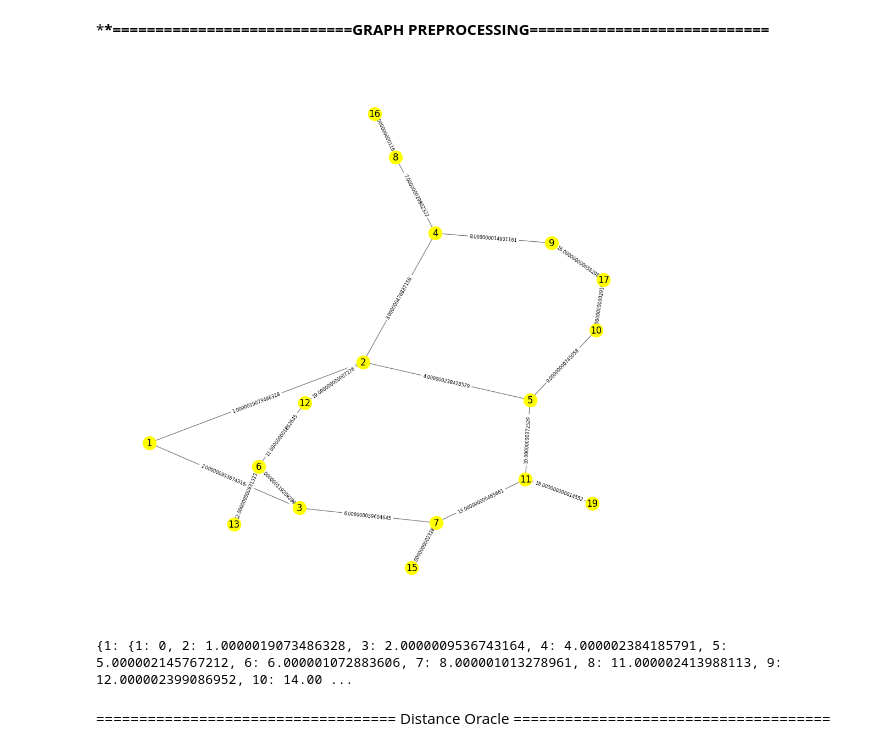
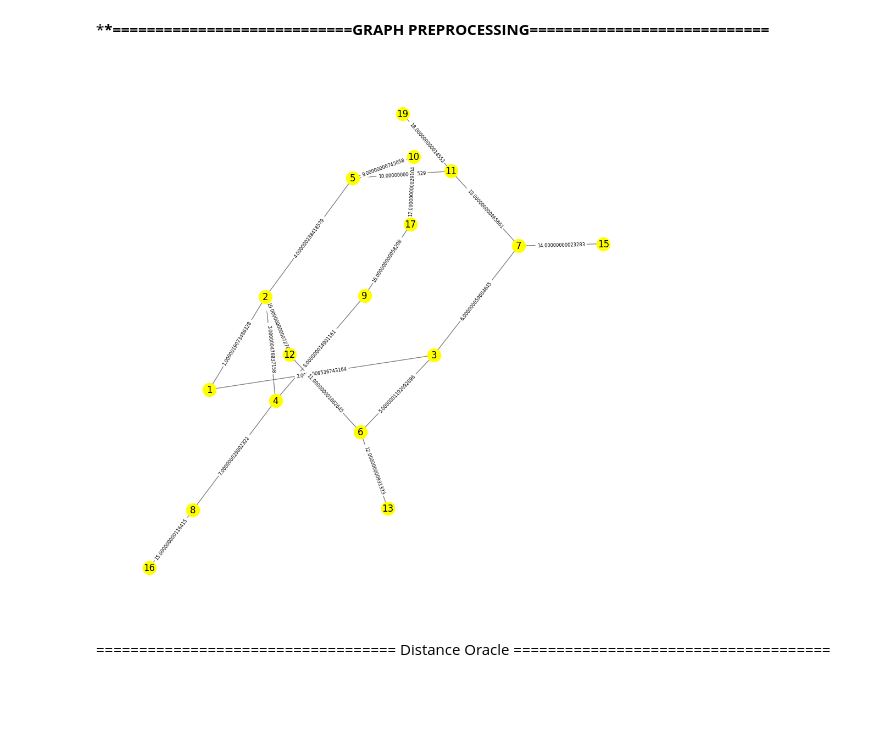
Before and after one commit to Manish-CS25/fault-tolerant-distance-Oracle, a Jupyter notebook: 2-fault.ipynb, the cells around one changed output. Drawn from its saved outputs; the diff is of its cells as text; code cells hidden in the pictures; blank space fills up the shorter version.

```diff
--- a/2-fault.ipynb
+++ b/2-fault.ipynb
@@ -4,8 +4,6 @@
 # Example usage
 import networkx as nx
 import matplotlib.pyplot as plt
-
-
 # Define the Edge class
 class Edge:
     def __init__(self, u, v, weight):
@@ -13,11 +11,9 @@ class Edge:
         self.v = v
         self.weight = weight
 
-
 class Graph:
     def __init__(self):
         self.graph = {}
-
     def add_edge(self, u, v, weight):
         if u not in self.graph:
             self.graph[u] = {}
@@ -25,30 +21,23 @@ class Graph:
             self.graph[v] = {}
         self.graph[u][v] = weight
         self.graph[v][u] = weight  # add the edge (v, u) as well
-
     def get_edge_weight(self, u, v):
         return self.graph.get(u, {}).get(v, self.graph.get(v, {}).get(u, float("inf")))
-
-
 def preprocess_graph(G):
     # assuming 'weight' is the name of the attribute for edge weights
     return dict(nx.all_pairs_dijkstra_path_length(G, weight='weight'))
-
-
 # num_nodes = 10
-
 # Define a small fraction
 fraction = []
 for i in range(19):
     fraction.append(1/(2 ** (19+i)))
-
 # Generate edges with unique weights
 edges = [
     Edge(1, 2, 1 + fraction[0]),
     Edge(1, 3, 2 + fraction[1]),
     Edge(2, 4, 3 + fraction[2]),
     Edge(2, 5, 4 + fraction[3]),
-    Edge(3, 6, 4 + fraction[4]),
+    Edge(3, 6, 5 + fraction[4]),
     Edge(3, 7, 6 + fraction[5]),
     Edge(4, 8, 7 + fraction[6]),
     Edge(4, 9, 8 + fraction[7]),
@@ -57,44 +46,36 @@ edges = [
     Edge(6, 12, 11 + fraction[10]),
     Edge(6, 13, 12 + fraction[11]),
     Edge(7, 11, 13 + fraction[12]),
     Edge(7, 15, 14 + fraction[13]),
     Edge(8, 16, 15 + fraction[14]),
     Edge(9, 17, 16 + fraction[15]),
     Edge(10, 17, 17 + fraction[16]),
     Edge(11, 19, 18 + fraction[17]),
     Edge(12, 2, 19 + fraction[18]),
 ]
 G = nx.Graph()
-
 # Add edges to the graph
-
 for edge in edges:
     # print(edge.u, edge.v, edge.weight)
     # sum_weight = sum_weight + int(edge.weight)
     G.add_edge(edge.u, edge.v, weight=edge.weight)
-G = G.to_undirected()
-
+# G = G.to_undirected()
 # Preprocess the graph
 D = preprocess_graph(G)
-
 # Create a new figure with a larger size
 plt.figure(figsize=(10, 10))
-
 # Draw the graph using the spring_layout
 pos = nx.spring_layout(G)
 nx.draw(
     G, pos, with_labels=True, node_color="yellow", node_size=300, edge_color="gray"
 )
-
 # Draw edge labels
 edge_labels = nx.get_edge_attributes(G, "weight")
 nx.draw_networkx_edge_labels(G, pos, edge_labels=edge_labels , font_size=6)
-
 plt.show()
-print(D)
+# print(D)
 # %% [output]
-[figure, old version]
+[figure, new version]
-{1: {1: 0, 2: 1.0000019073486328, 3: 2.0000009536743164, 4: 4.000002384185791, 5: 5.000002145767212, 6: 6.000001072883606, 7: 8.000001013278961, 8: 11.000002413988113, 9: 12.000002399086952, 10: 14.00 ...
 # %% [markdown]
 =================================== Distance Oracle =====================================
 # %%
```
Also changed, not shown: parts of 41 cells of this notebook, 2 other files.
